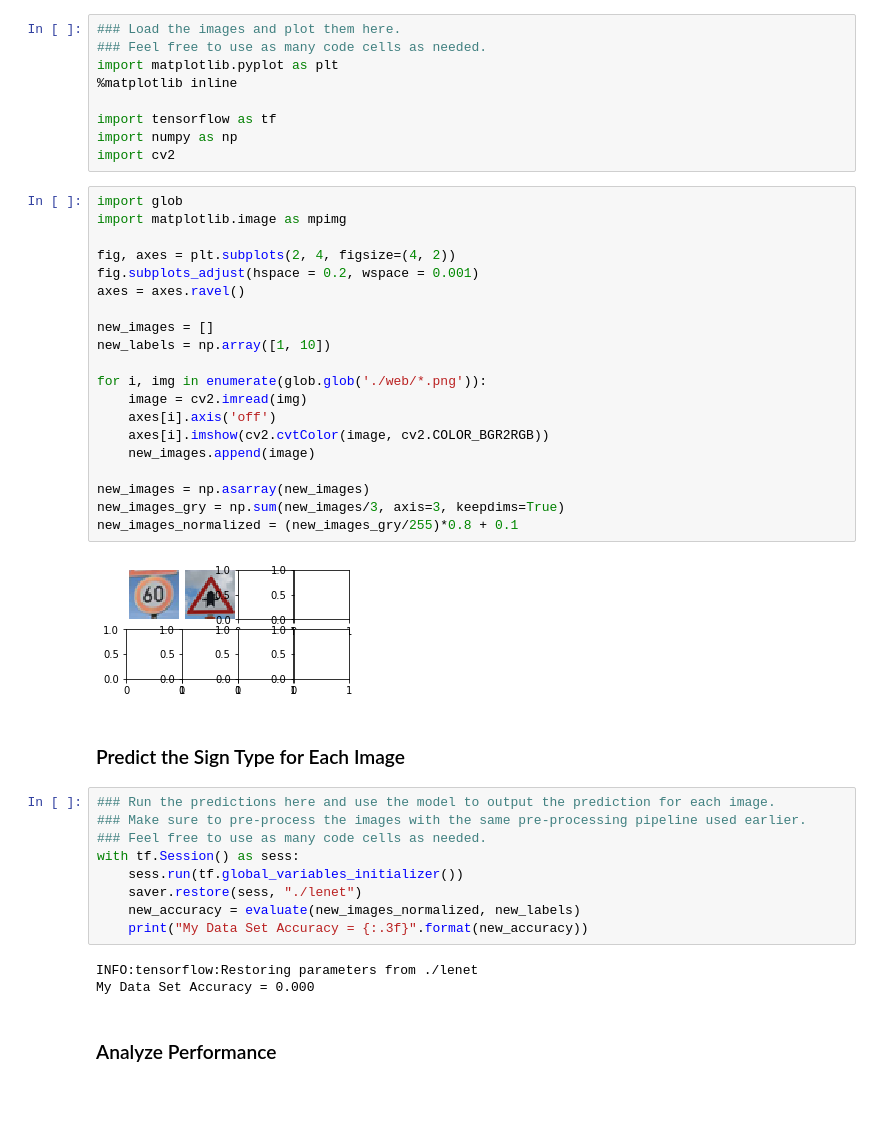
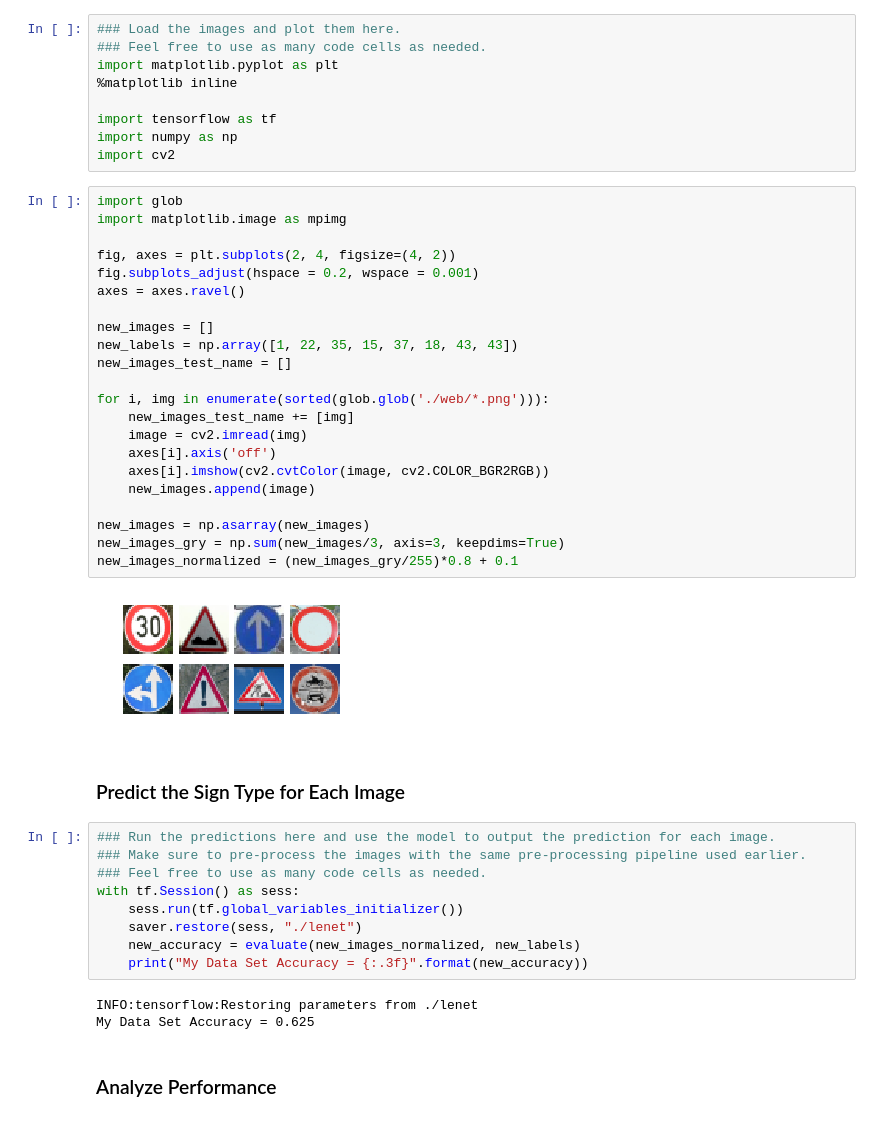
Before and after one commit to a-chauhan/CarND-Traffic-Sign-Classifier-Project, a Jupyter notebook: Traffic_Sign_Classifier.ipynb, the cells around one changed output. Saved outputs shown, nothing was run; the diff lists cells and outputs as text.

```diff
--- a/Traffic_Sign_Classifier.ipynb
+++ b/Traffic_Sign_Classifier.ipynb
@@ -423,25 +423,27 @@ import cv2
 # %%
 import glob
 import matplotlib.image as mpimg
 
 fig, axes = plt.subplots(2, 4, figsize=(4, 2))
 fig.subplots_adjust(hspace = 0.2, wspace = 0.001)
 axes = axes.ravel()
 
 new_images = []
-new_labels = np.array([1, 10])
+new_labels = np.array([1, 22, 35, 15, 37, 18, 43, 43])
+new_images_test_name = []
 
-for i, img in enumerate(glob.glob('./web/*.png')):
+for i, img in enumerate(sorted(glob.glob('./web/*.png'))):
+    new_images_test_name += [img]
     image = cv2.imread(img)
     axes[i].axis('off')
     axes[i].imshow(cv2.cvtColor(image, cv2.COLOR_BGR2RGB))
     new_images.append(image)
 
 new_images = np.asarray(new_images)
 new_images_gry = np.sum(new_images/3, axis=3, keepdims=True)
 new_images_normalized = (new_images_gry/255)*0.8 + 0.1
 # %% [output]
-[figure, old version]
+[figure, new version]
 # %% [markdown]
 ### Predict the Sign Type for Each Image
 # %%
@@ -455,7 +457,7 @@ with tf.Session() as sess:
     print("My Data Set Accuracy = {:.3f}".format(new_accuracy))
 # %% [output]
 INFO:tensorflow:Restoring parameters from ./lenet
-My Data Set Accuracy = 0.000
+My Data Set Accuracy = 0.625
 # %% [markdown]
 ### Analyze Performance
 # %%
```
Also changed, not shown: parts of 7 cells of this notebook, 12 other files.
